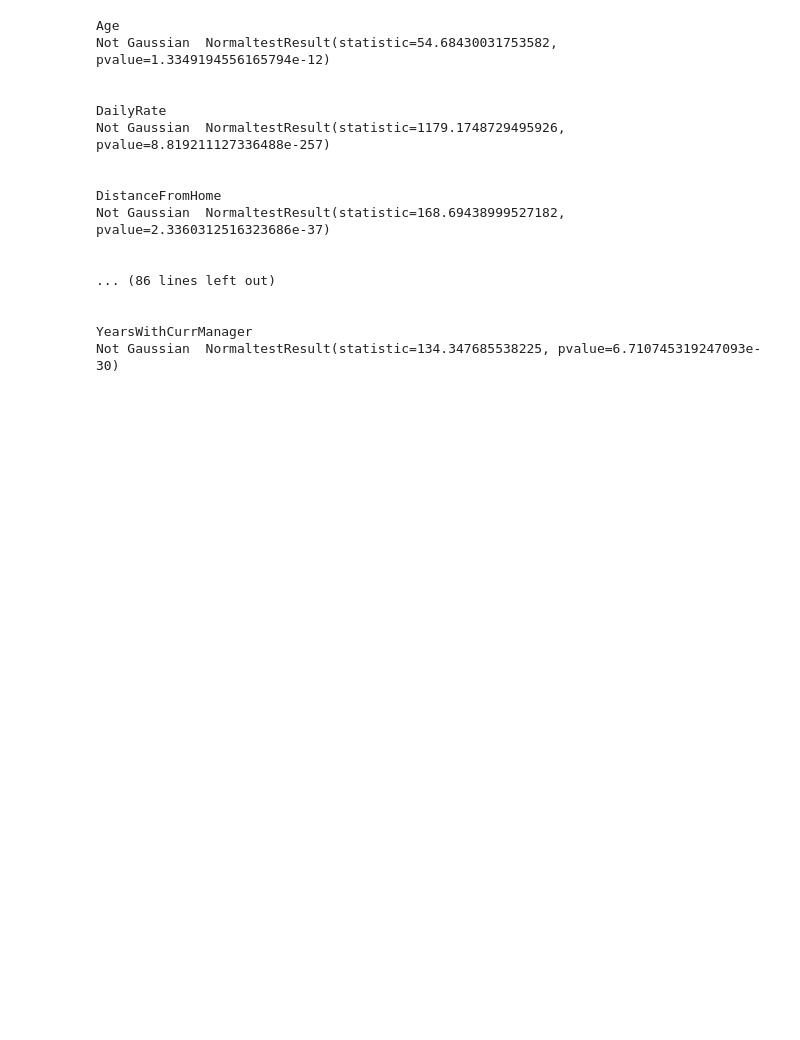
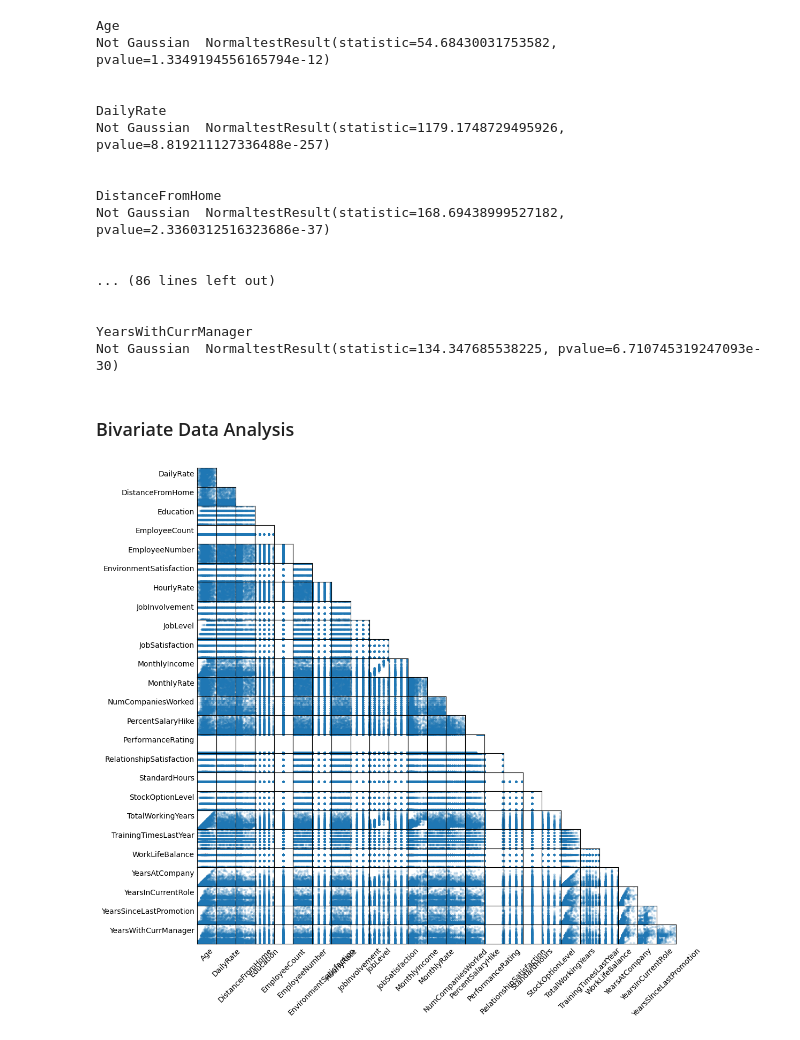
Before and after one commit to mohamedisakr/kaggle-ibm-hr-analytics-employee-attrition, a Jupyter notebook: exploratory-data-analysis-template.ipynb, the cells around one changed output. Cells and saved outputs as stored; diff of their text form; code cells hidden in the pictures; blank space fills up the shorter version.

```diff
--- a/exploratory-data-analysis-template.ipynb
+++ b/exploratory-data-analysis-template.ipynb
@@ -452,3 +452,30 @@ Not Gaussian  NormaltestResult(statistic=134.347685538225, pvalue=6.710745319247
 # plot categorical feature & categorical target relationship
 # sns.boxplot(x=train[categorical_features[0]],y=train['Attrition'])
 # sns.catplot(data=train, x=categorical_features[0], y="Attrition", kind="swarm")
+# %% [markdown]
+### Bivariate Data Analysis
+# %%
+# numerical variables relationships using scatter_matrix
+sm = pd.plotting.scatter_matrix(
+        train[numerical_features], # color=color,
+        figsize=(12, 12), alpha=0.2
+    )
+
+# hiding ticks
+for subaxis in sm:
+  for ax in subaxis:
+    ax.xaxis.set_ticks([])
+    ax.yaxis.set_ticks([])
+    ax.xaxis.label.set_rotation(45)
+    ax.yaxis.label.set_rotation(0)
+    ax.yaxis.label.set_ha('right')
+
+# hiding one half of the matrix + the diagonal
+for i in range(np.shape(sm)[0]):
+    for j in range(np.shape(sm)[1]):
+        if i <= j:
+            sm[i,j].set_visible(False)
+
+pic = sm[0][0].get_figure()
+# %% [output]
+[figure, added]
```
Also changed, not shown: parts of 6 cells of this notebook.
